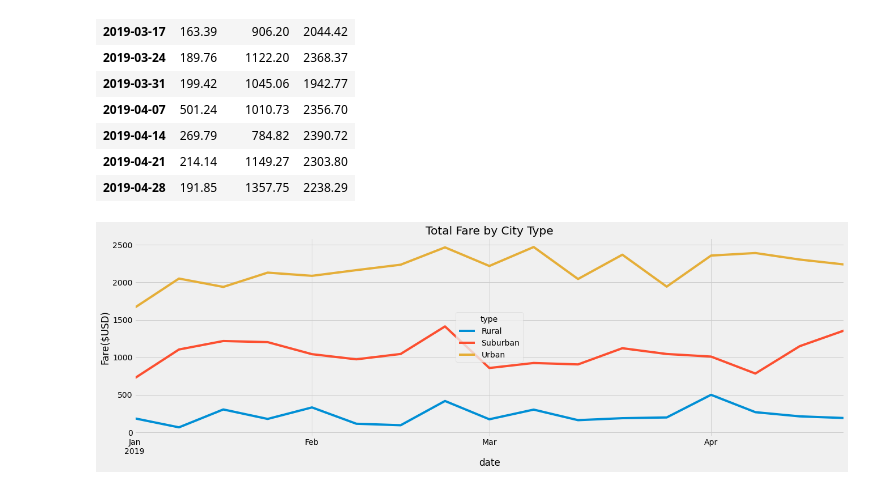
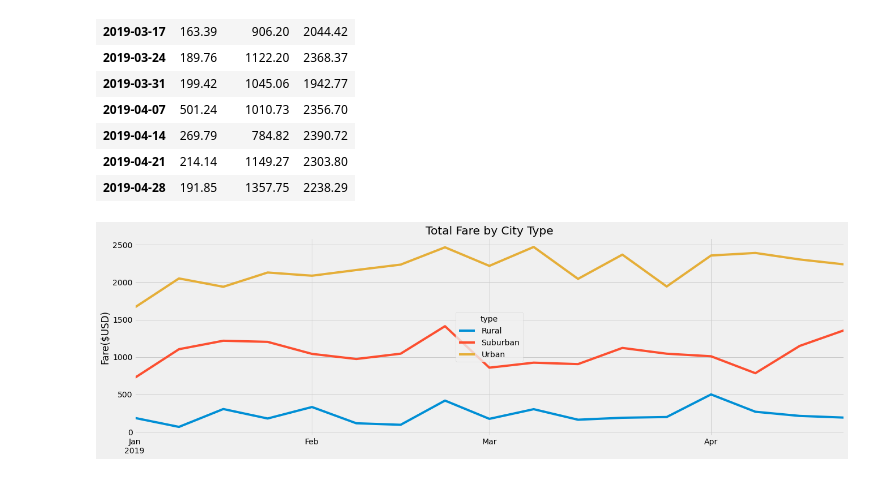
Before and after one commit to aobasuyi/PyBer_Analysis, a Jupyter notebook: PyBer_Challenge.ipynb, the cells around one changed output. Saved outputs shown, nothing was run; the diff lists cells and outputs as text; code cells hidden in the pictures.

```diff
--- a/PyBer_Challenge.ipynb
+++ b/PyBer_Challenge.ipynb
@@ -237,8 +237,8 @@ dtypes: float64(3)
 memory usage: 68.6 KB
 # %%
 # 8. Create a new DataFrame using the "resample()" function by week 'W' and get the sum of the fares for each week.
-weekly_fares_by_type_date = sum_fares_by_type_date.resample("W").sum()
-weekly_fares_by_type_date
+weekly_fares_by_type = sum_fares_by_type_date.resample("W").sum()
+weekly_fares_by_type
 # %% [output]
 | type | Rural | Suburban | Urban |
 | date |  |  |  |
@@ -262,20 +262,19 @@ weekly_fares_by_type_date
 # %%
 # 8. Using the object-oriented interface method, plot the resample DataFrame using the df.plot() function.
 
 # Import the style from Matplotlib.
 from matplotlib import style
-# Use the graph style fivethirtyeight.
-#style.use('fivethirtyeight')
 
 style.use('fivethirtyeight')
-ax = weekly_fares_by_type_date.plot(figsize = (20,6))
+ax = weekly_fares_by_type.plot(figsize = (20,6))
 
-#ax.set_xlabel("Date")
+ax.set_xlabel("")
+ax.set_title("Total Fare by City Type")
 ax.set_ylabel("Fare($USD)")
 
 # Create a title.
-ax.set_title("Total Fare by City Type")
+
 
 plt.savefig("analysis/PyBer_fare_summary.png")
 # %% [output]
-[figure, old version]
+[figure, new version]
```
Also changed, not shown: 1 other file.
